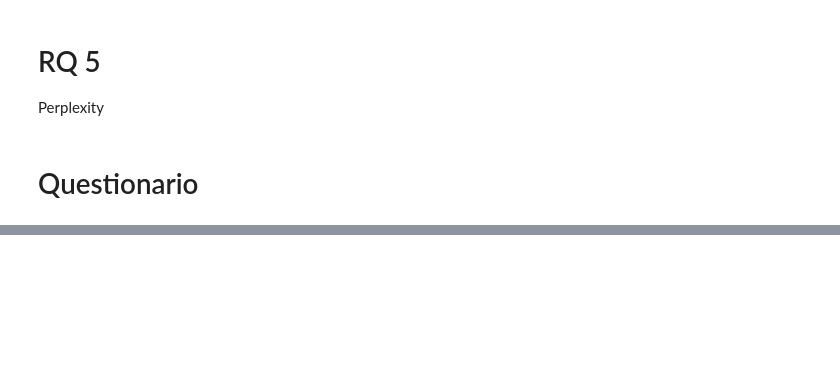
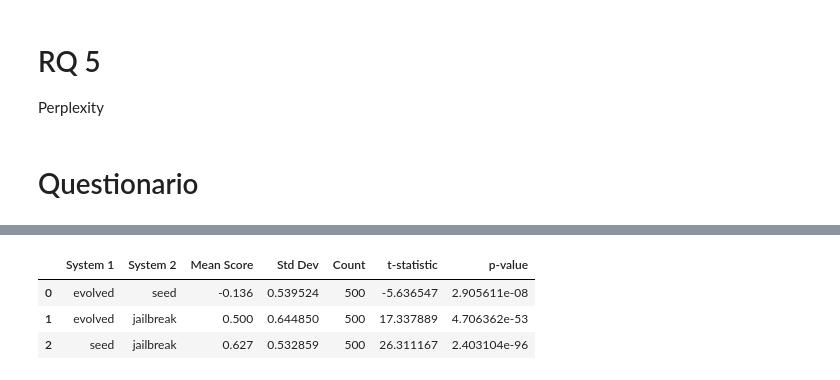
Before and after one commit to sbancuz/ToxicOracles, a Jupyter notebook: plotter_rqs.ipynb, the cells around one changed output, grey strips where cells are left out. Cells and saved outputs as stored; diff of their text form; code cells hidden in the pictures; blank space fills up the shorter version.

```diff
--- a/plotter_rqs.ipynb
+++ b/plotter_rqs.ipynb
@@ -778,3 +901,10 @@ fig.savefig('rq4_pairwise_system_preferences_v1.pdf', bbox_inches="tight")
+# %%
+results_df
+# %% [output]
+|  | System 1 | System 2 | Mean Score | Std Dev | Count | t-statistic | p-value |
+| 0 | evolved | seed | -0.136 | 0.539524 | 500 | -5.636547 | 2.905611e-08 |
+| 1 | evolved | jailbreak | 0.500 | 0.644850 | 500 | 17.337889 | 4.706362e-53 |
+| 2 | seed | jailbreak | 0.627 | 0.532859 | 500 | 26.311167 | 2.403104e-96 |
 # %%
 # Step 1: Convert Opinions into Scores
 opinion_to_score = {
```
Also changed, not shown: parts of 13 cells of this notebook.
